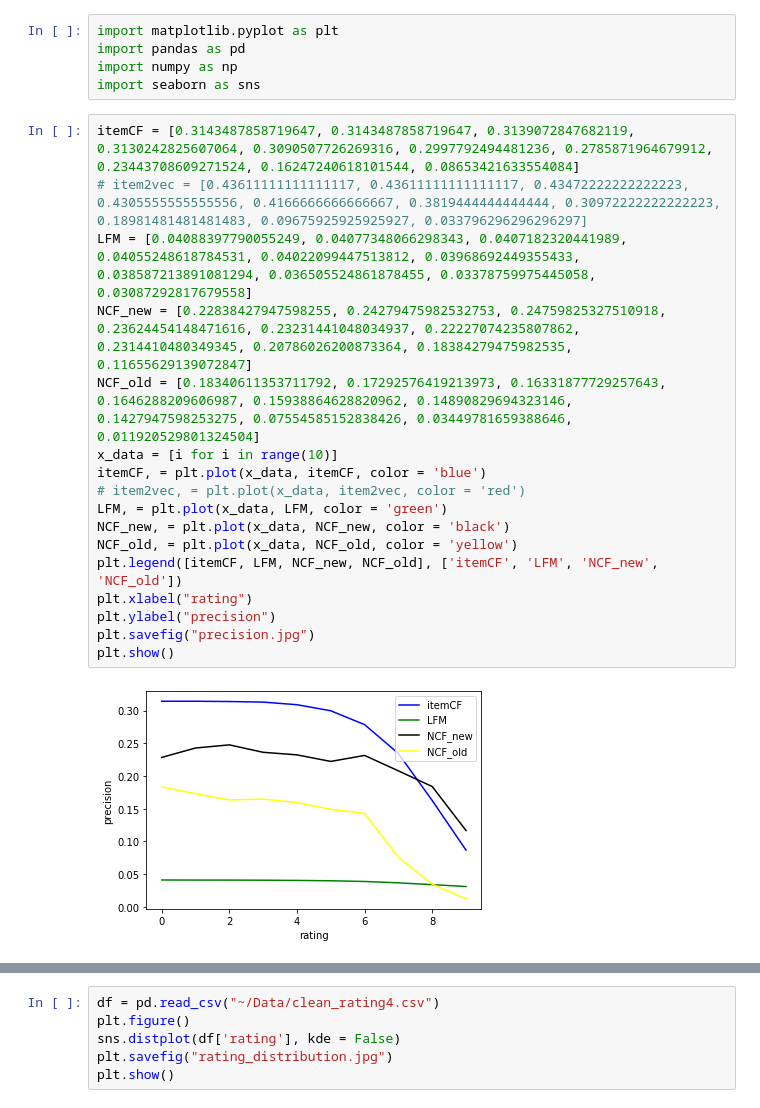
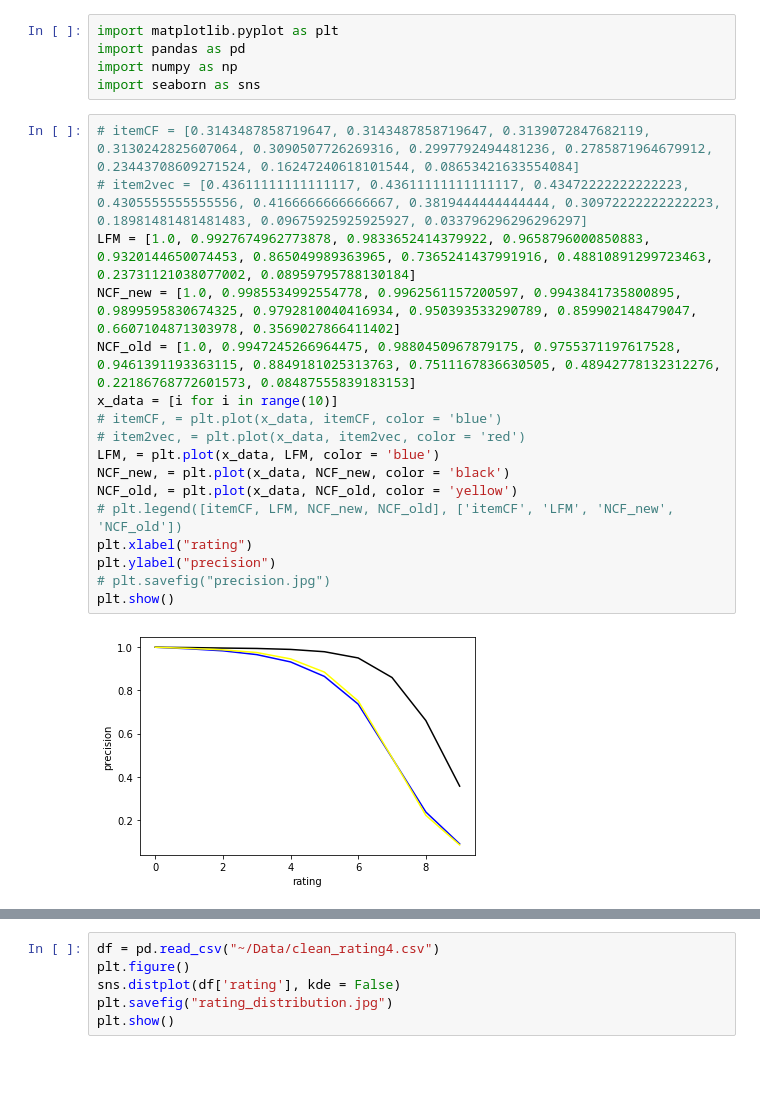
Before and after one commit to DruryXu/SCUthesis, a Jupyter notebook: data_analysis/data_analysis.ipynb, the cells around one changed output, grey strips where cells are left out. Drawn from its saved outputs; the diff is of its cells as text; blank space fills up the shorter version.

```diff
--- a/data_analysis/data_analysis.ipynb
+++ b/data_analysis/data_analysis.ipynb
@@ -4,22 +4,22 @@ import pandas as pd
 import numpy as np
 import seaborn as sns
 # %%
-itemCF = [0.3143487858719647, 0.3143487858719647, 0.3139072847682119, 0.3130242825607064, 0.3090507726269316, 0.2997792494481236, 0.2785871964679912, 0.23443708609271524, 0.16247240618101544, 0.08653421633554084]
+# itemCF = [0.3143487858719647, 0.3143487858719647, 0.3139072847682119, 0.3130242825607064, 0.3090507726269316, 0.2997792494481236, 0.2785871964679912, 0.23443708609271524, 0.16247240618101544, 0.08653421633554084]
 # item2vec = [0.43611111111111117, 0.43611111111111117, 0.43472222222222223, 0.4305555555555556, 0.4166666666666667, 0.3819444444444444, 0.30972222222222223, 0.18981481481481483, 0.09675925925925927, 0.033796296296296297]
-LFM = [0.04088397790055249, 0.04077348066298343, 0.0407182320441989, 0.04055248618784531, 0.04022099447513812, 0.03968692449355433, 0.038587213891081294, 0.036505524861878455, 0.03378759975445058, 0.03087292817679558]
-NCF_new = [0.22838427947598255, 0.24279475982532753, 0.24759825327510918, 0.23624454148471616, 0.23231441048034937, 0.22227074235807862, 0.2314410480349345, 0.20786026200873364, 0.18384279475982535, 0.11655629139072847]
-NCF_old = [0.18340611353711792, 0.17292576419213973, 0.16331877729257643, 0.1646288209606987, 0.15938864628820962, 0.14890829694323146, 0.1427947598253275, 0.07554585152838426, 0.03449781659388646, 0.011920529801324504]
+LFM = [1.0, 0.9927674962773878, 0.9833652414379922, 0.9658796000850883, 0.9320144650074453, 0.865049989363965, 0.7365241437991916, 0.48810891299723463, 0.23731121038077002, 0.08959795788130184]
+NCF_new = [1.0, 0.9985534992554778, 0.9962561157200597, 0.9943841735800895, 0.9899595830674325, 0.9792810040416934, 0.950393533290789, 0.859902148479047, 0.6607104871303978, 0.3569027866411402]
+NCF_old = [1.0, 0.9947245266964475, 0.9880450967879175, 0.9755371197617528, 0.9461391193363115, 0.8849181025313763, 0.7511167836630505, 0.48942778132312276, 0.22186768772601573, 0.08487555839183153]
 x_data = [i for i in range(10)]
-itemCF, = plt.plot(x_data, itemCF, color = 'blue')
+# itemCF, = plt.plot(x_data, itemCF, color = 'blue')
 # item2vec, = plt.plot(x_data, item2vec, color = 'red')
-LFM, = plt.plot(x_data, LFM, color = 'green')
+LFM, = plt.plot(x_data, LFM, color = 'blue')
 NCF_new, = plt.plot(x_data, NCF_new, color = 'black')
 NCF_old, = plt.plot(x_data, NCF_old, color = 'yellow')
-plt.legend([itemCF, LFM, NCF_new, NCF_old], ['itemCF', 'LFM', 'NCF_new', 'NCF_old'])
+# plt.legend([itemCF, LFM, NCF_new, NCF_old], ['itemCF', 'LFM', 'NCF_new', 'NCF_old'])
 plt.xlabel("rating")
 plt.ylabel("precision")
-plt.savefig("precision.jpg")
+# plt.savefig("precision.jpg")
 plt.show()
 # %% [output]
-[figure, old version]
+[figure, new version]
 # %%
```
Also changed, not shown: parts of 4 cells of this notebook, 22 other files.
